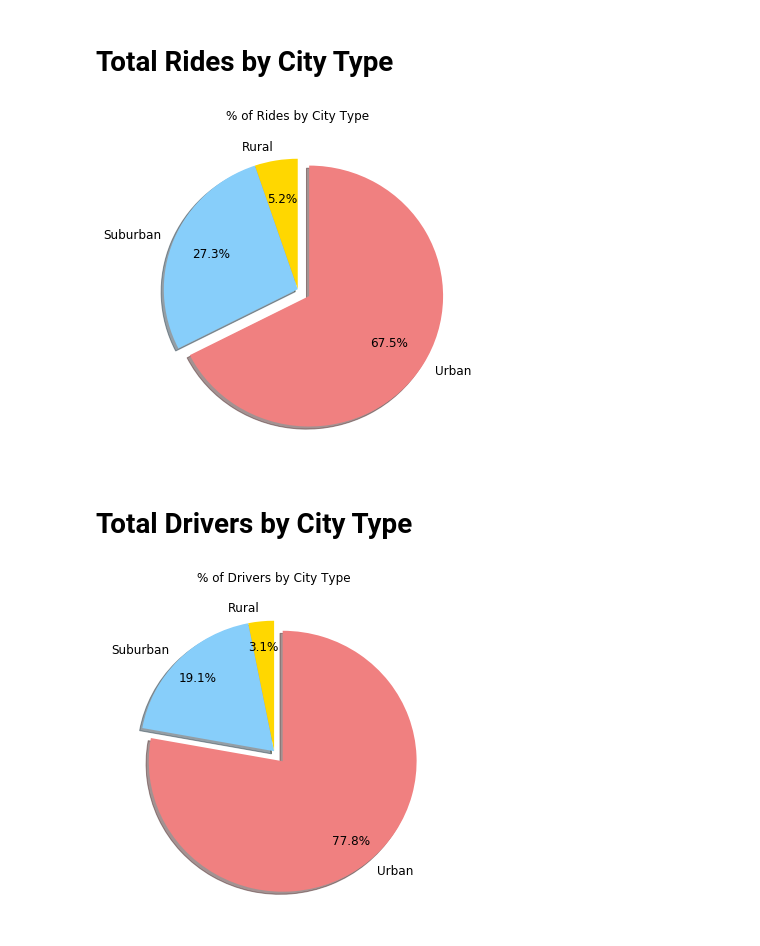
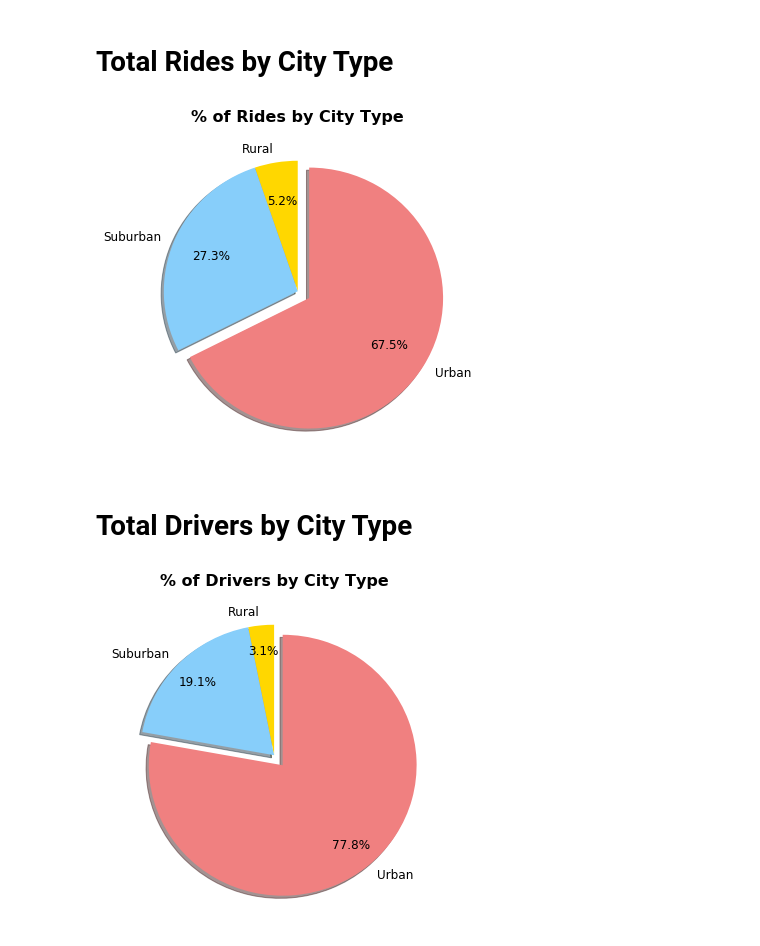
Before and after one commit to spencerrand/Ride-Sharing-Analysis, a Jupyter notebook: Pyber/main.ipynb, the cells around one changed output. Drawn from its saved outputs; the diff is of its cells as text; code cells hidden in the pictures.

Commit message:
Pyber

```diff
--- a/Pyber/main.ipynb
+++ b/Pyber/main.ipynb
@@ -177,37 +178,37 @@ plt.show()
 ride_total_by_type = type_group["ride_id"].count()
 
 # Create pie chart for % of rides by city type
-ride_pie = ride_total_by_type.plot(kind="pie", explode=pie_explode, colors=pyber_colors, title="% of Rides by City Type",
-                                  startangle=90, shadow=True, autopct='%1.1f%%', figsize=(6, 6), fontsize=12,
-                                  pctdistance=0.7)
+ride_pie = ride_total_by_type.plot(kind="pie", explode=pie_explode, colors=pyber_colors, startangle=90,
+                                   shadow=True, autopct='%1.1f%%', figsize=(6, 6), fontsize=12, pctdistance=0.7)
 
-# Remove label on y axis
+# Remove label on y axis and format title
 ride_pie.set_ylabel('')
+ride_pie.set_title("% of Rides by City Type", fontsize=16, fontweight="bold")
 
 # Display pie chart
 plt.show()
 # %% [output]
-[figure, old version]
+[figure, new version]
 # %% [markdown]
 <h1>Total Drivers by City Type</h1>
 # %%
 # This section displays a pie chart of drivers by city type
 
 # Group the combined dataframe by type
 driver_group = city_data_df.groupby("type")
 
 # Sum up fares by type
 driver_total_by_type = driver_group["driver_count"].sum()
 
 # Create pie chart for % of drivers by city type
-driver_pie = driver_total_by_type.plot(kind="pie", explode=pie_explode, colors=pyber_colors,
-                                       title="% of Drivers by City Type", startangle=90, shadow=True,
-                                       autopct='%1.1f%%', figsize=(6, 6), fontsize=12, pctdistance=0.8)
+driver_pie = driver_total_by_type.plot(kind="pie", explode=pie_explode, colors=pyber_colors, startangle=90,
+                                       shadow=True, autopct='%1.1f%%', figsize=(6, 6), fontsize=12, pctdistance=0.8)
 
-# Remove label on y axis
+# Remove label on y axis and format title
 driver_pie.set_ylabel('')
+driver_pie.set_title("% of Drivers by City Type", fontsize=16, fontweight="bold")
 
 # Display pie chart
 plt.show()
 # %% [output]
-[figure, old version]
+[figure, new version]
```
Also changed, not shown: parts of 1 cell of this notebook.
